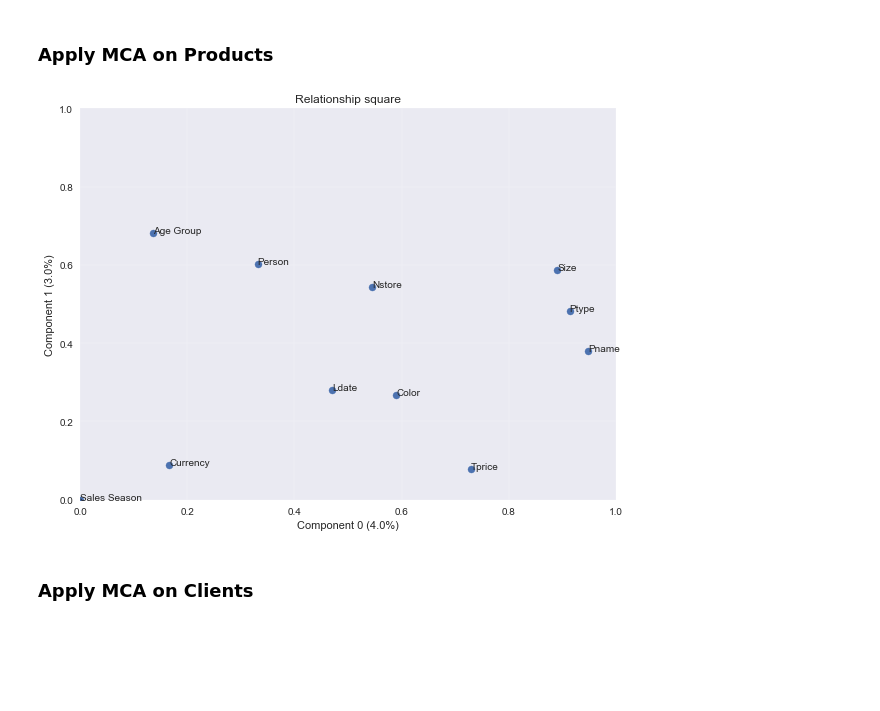
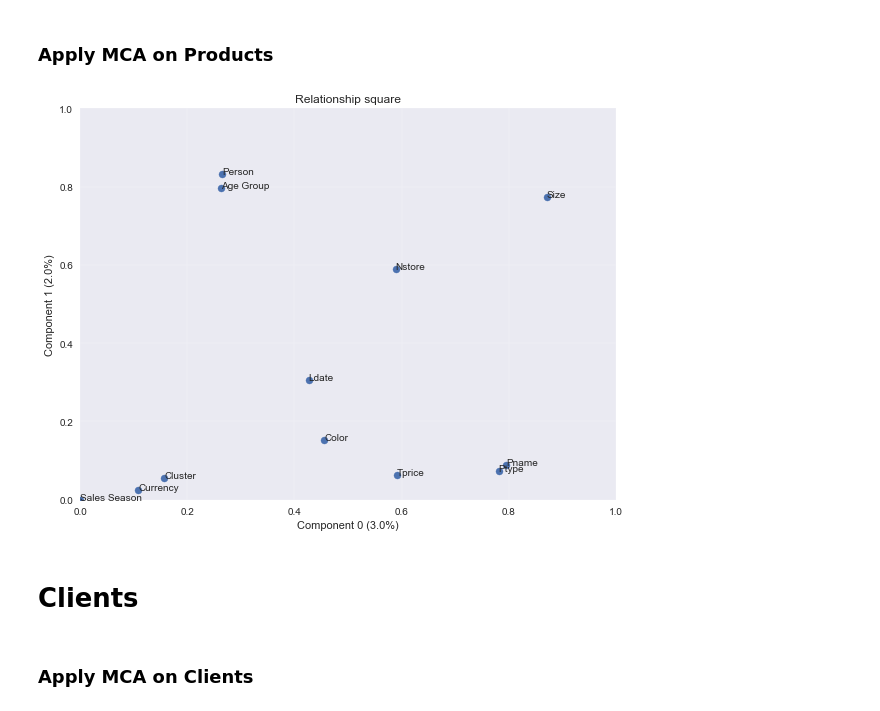
Before and after one commit to imad24/pc_clustering, a Jupyter notebook: notebooks/Cerf7/0.4-imad-cluster-analysis.ipynb, the cells around one changed output. Drawn from its saved outputs; the diff is of its cells as text; code cells hidden in the pictures; blank space fills up the shorter version.

```diff
--- a/notebooks/Cerf7/0.4-imad-cluster-analysis.ipynb
+++ b/notebooks/Cerf7/0.4-imad-cluster-analysis.ipynb
@@ -151,13 +175,11 @@ va.plot_modalities(df);
 ## MCA Analysis
 # %% [markdown]
 ### Apply MCA on Products
-# %%
-import prince
-
-mca = prince.MCA(features_df)
-mca.plot_relationship_square()
-plt.show()
-# %% [output]
-[figure, removed]
+# %%
+va.mca_plot(df)
+# %% [output]
+[figure, added]
+# %% [markdown]
+# Clients
 # %% [markdown]
 ### Apply MCA on Clients
```
Also changed, not shown: parts of 9 cells of this notebook, 18 other files.
